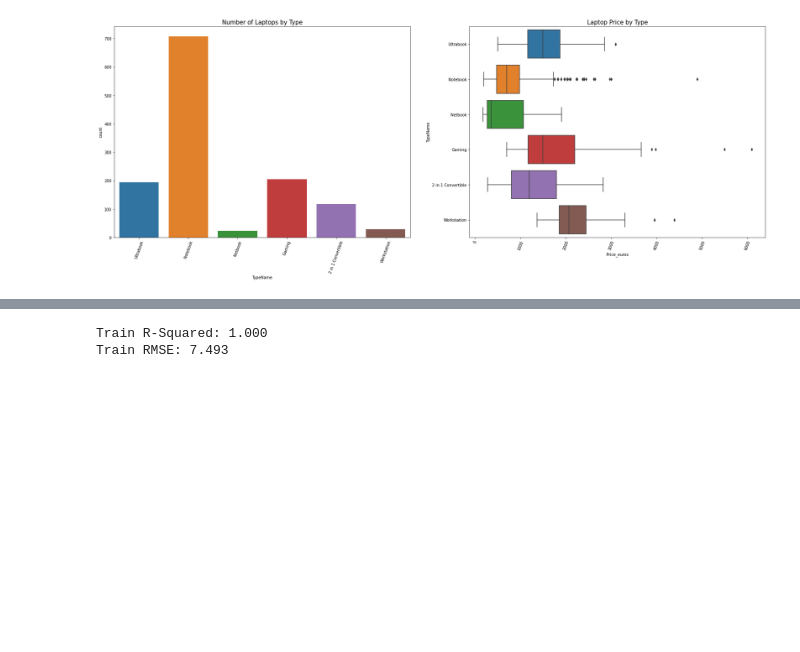
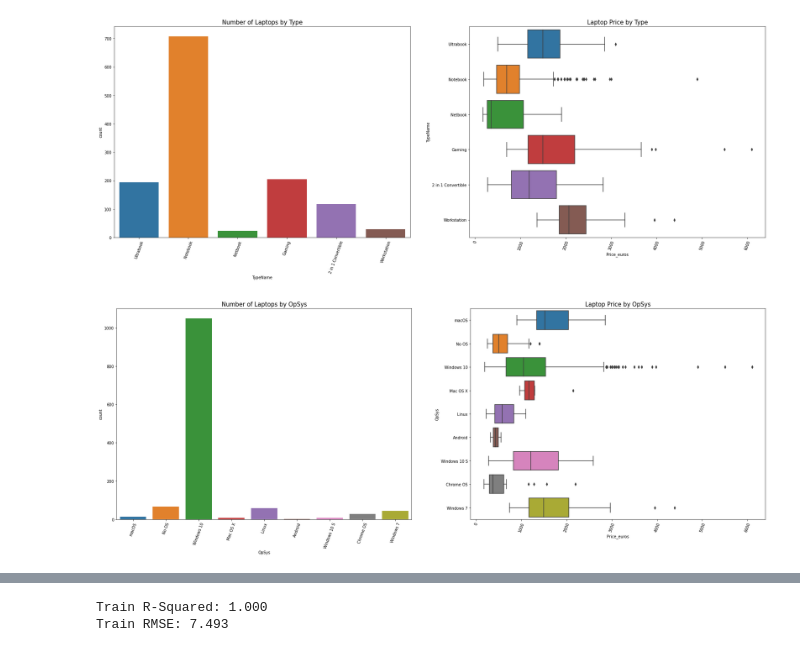
Before and after one commit to trizkynoviandy/laptop-price-prediction, a Jupyter notebook: laptop_price_prediction.ipynb, the cells around one changed output, grey strips where cells are left out. Cells and saved outputs as stored; diff of their text form; code cells hidden in the pictures; blank space fills up the shorter version.

```diff
--- a/laptop_price_prediction.ipynb
+++ b/laptop_price_prediction.ipynb
@@ -123,6 +123,20 @@ axes[1].set_title("Laptop Price by Type",fontsize=15)
 plt.show()
 # %% [output]
 [figure]
+# %%
+fig, axes = plt.subplots(1, 2, figsize=(30, 10))
+
+for ax in axes:
+    plt.sca(ax)
+    plt.xticks(rotation=70)
+
+sns.countplot(x="OpSys", data=df, ax=axes[0])
+sns.boxplot(x="Price_euros", y="OpSys", data=df, ax=axes[1])
+axes[0].set_title("Number of Laptops by OpSys",fontsize=15)
+axes[1].set_title("Laptop Price by OpSys",fontsize=15)
+plt.show()
+# %% [output]
+[figure, added]
 # %%
 columns = ["Company", "Product", "TypeName", "Cpu", "Memory", "Gpu", "OpSys", "resolution", "touchscreen"]
 
```
Also changed, not shown: parts of 3 cells of this notebook.
